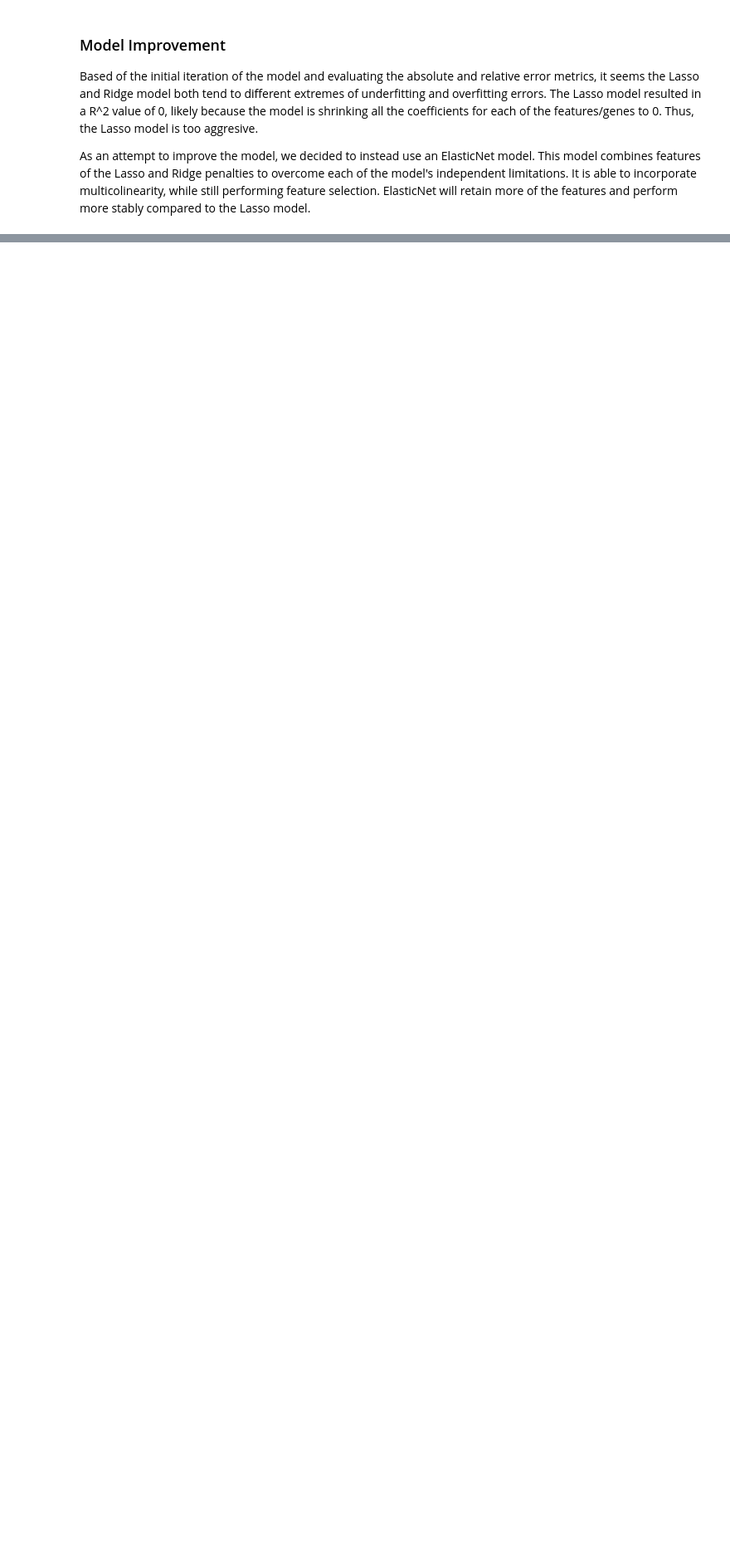
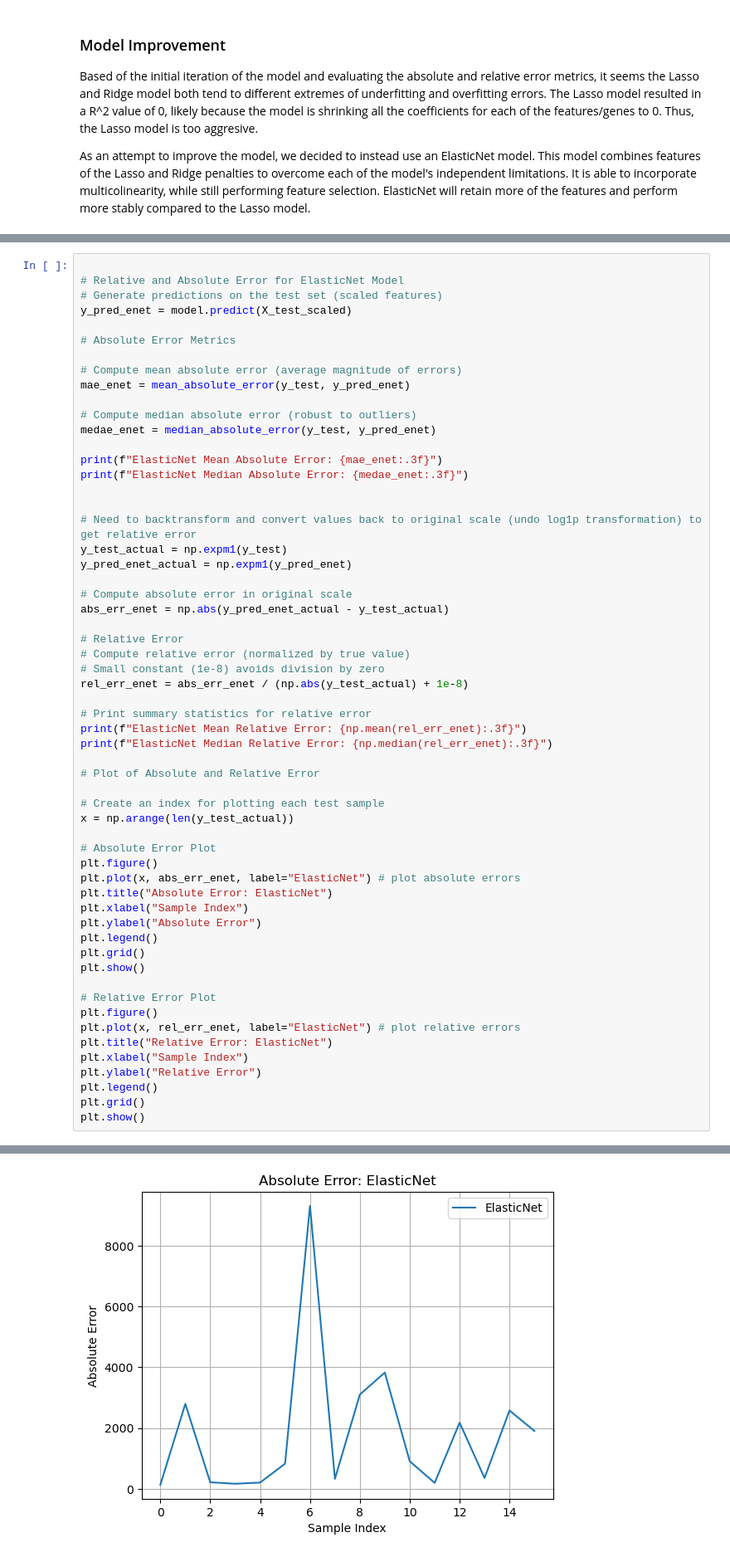
Before and after one commit to priya-shan1/Module-4-Cancer, a Jupyter notebook: code/Module 4 Template.ipynb, the cells around one changed output, grey strips where cells are left out. Shown at 83% size. Drawn from its saved outputs; the diff is of its cells as text; blank space fills up the shorter version.

```diff
--- a/code/Module 4 Template.ipynb
+++ b/code/Module 4 Template.ipynb
@@ -768,0 +793,59 @@ running the model on test data
+# %%
+
+# Relative and Absolute Error for ElasticNet Model
+# Generate predictions on the test set (scaled features)
+y_pred_enet = model.predict(X_test_scaled)
+
+# Absolute Error Metrics
+
+# Compute mean absolute error (average magnitude of errors)
+mae_enet = mean_absolute_error(y_test, y_pred_enet)
+
+# Compute median absolute error (robust to outliers)
+medae_enet = median_absolute_error(y_test, y_pred_enet)
+
+print(f"ElasticNet Mean Absolute Error: {mae_enet:.3f}")
+print(f"ElasticNet Median Absolute Error: {medae_enet:.3f}")
+
+
+# Need to backtransform and convert values back to original scale (undo log1p transformation) to get relative error
+y_test_actual = np.expm1(y_test)
+y_pred_enet_actual = np.expm1(y_pred_enet)
+
+# Compute absolute error in original scale
+abs_err_enet = np.abs(y_pred_enet_actual - y_test_actual)
+
+# Relative Error
+# Compute relative error (normalized by true value)
+# Small constant (1e-8) avoids division by zero
+rel_err_enet = abs_err_enet / (np.abs(y_test_actual) + 1e-8)
+
+# Print summary statistics for relative error
+print(f"ElasticNet Mean Relative Error: {np.mean(rel_err_enet):.3f}")
+print(f"ElasticNet Median Relative Error: {np.median(rel_err_enet):.3f}")
+
+# Plot of Absolute and Relative Error
+
+# Create an index for plotting each test sample
+x = np.arange(len(y_test_actual))
+
+# Absolute Error Plot
+plt.figure()
+plt.plot(x, abs_err_enet, label="ElasticNet") # plot absolute errors
+plt.title("Absolute Error: ElasticNet")
+plt.xlabel("Sample Index")
+plt.ylabel("Absolute Error")
+plt.legend()
+plt.grid()
+plt.show()
+
+# Relative Error Plot
+plt.figure()
+plt.plot(x, rel_err_enet, label="ElasticNet") # plot relative errors
+plt.title("Relative Error: ElasticNet")
+plt.xlabel("Sample Index")
+plt.ylabel("Relative Error")
+plt.legend()
+plt.grid()
+plt.show()
+# %% [output]
@@ -768,0 +856 @@ running the model on test data
+[figure, added]
```
Also changed, not shown: parts of 31 cells of this notebook.
